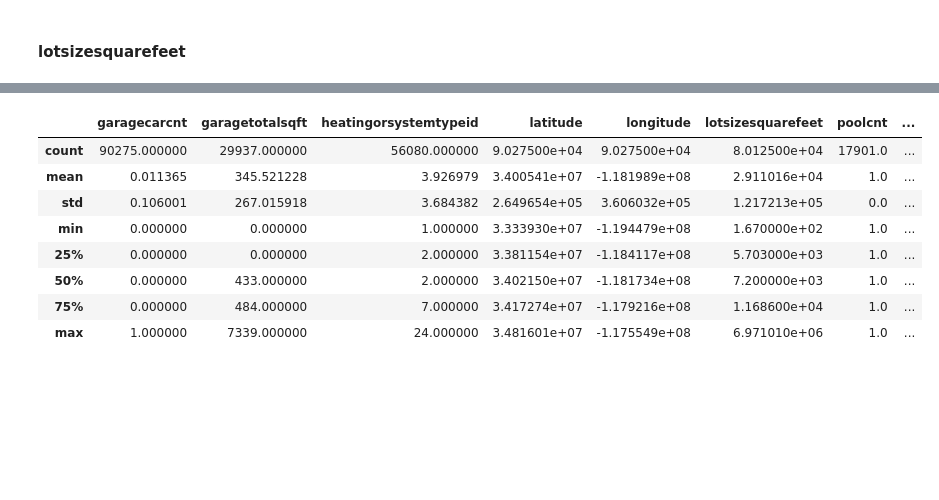
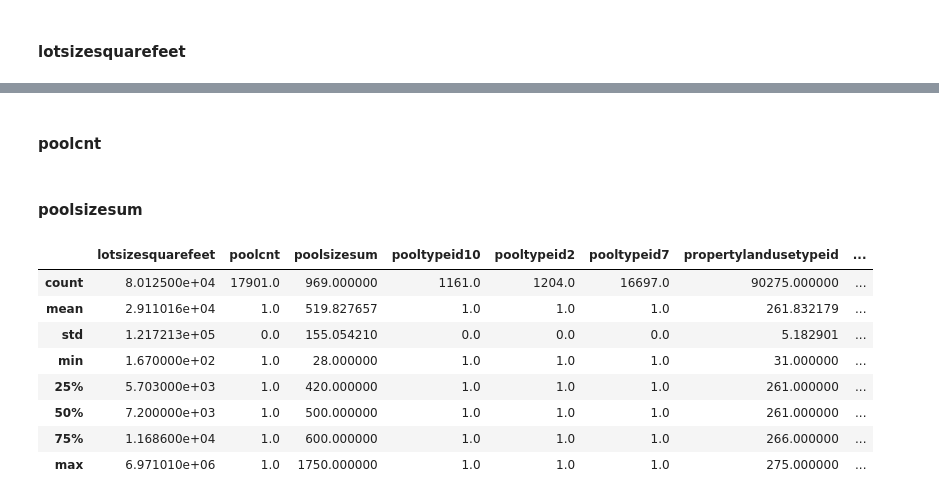
Before and after one commit to minus31/Zillow_Home_Value_Prediction, a Jupyter notebook: notebooks/EDA_properties.ipynb, the cells around one changed output, grey strips where cells are left out. Cells and saved outputs as stored; diff of their text form; code cells hidden in the pictures; blank space fills up the shorter version.

```diff
--- a/notebooks/EDA_properties.ipynb
+++ b/notebooks/EDA_properties.ipynb
@@ -550,0 +536,8 @@ Name: lotsizesquarefeet, Length: 90275, dtype: float64
+# %%
+print(data_dict["lotsizesquarefeet"])
+sns.distplot(df_16.lotsizesquarefeet.dropna())
+print(df_16.lotsizesquarefeet.max(),df_16.lotsizesquarefeet.min())  ## min max 차이가 크다.
+#df_16.lotsizesquarefeet.mode()이값으로 imputation
+
+df_16.lotsizesquarefeet.fillna(df_16.lotsizesquarefeet.mode(), inplace=True)
+numecols.append("lotsizesquarefeet")
@@ -551,15 +548,25 @@ Name: lotsizesquarefeet, Length: 90275, dtype: float64
+# %% [markdown]
+#### poolcnt
+# %%
+np.unique(df_16.poolcnt.dropna())
+
+# -> poolcnt 0, 1
+df_16.poolcnt.fillna(0, inplace=True)
+numecols.append("poolcnt")
+# %% [markdown]
+#### poolsizesum
 # %%
-df_16[df_16.columns[20:]].describe()
+df_16[df_16.columns[26:]].describe()
 # %% [output]
-|  | garagecarcnt | garagetotalsqft | heatingorsystemtypeid | latitude | longitude | lotsizesquarefeet | poolcnt | ... |
-| count | 90275.000000 | 29937.000000 | 56080.000000 | 9.027500e+04 | 9.027500e+04 | 8.012500e+04 | 17901.0 | ... |
-| mean | 0.011365 | 345.521228 | 3.926979 | 3.400541e+07 | -1.181989e+08 | 2.911016e+04 | 1.0 | ... |
-| std | 0.106001 | 267.015918 | 3.684382 | 2.649654e+05 | 3.606032e+05 | 1.217213e+05 | 0.0 | ... |
-| min | 0.000000 | 0.000000 | 1.000000 | 3.333930e+07 | -1.194479e+08 | 1.670000e+02 | 1.0 | ... |
-| 25% | 0.000000 | 0.000000 | 2.000000 | 3.381154e+07 | -1.184117e+08 | 5.703000e+03 | 1.0 | ... |
-| 50% | 0.000000 | 433.000000 | 2.000000 | 3.402150e+07 | -1.181734e+08 | 7.200000e+03 | 1.0 | ... |
-| 75% | 0.000000 | 484.000000 | 7.000000 | 3.417274e+07 | -1.179216e+08 | 1.168600e+04 | 1.0 | ... |
-| max | 1.000000 | 7339.000000 | 24.000000 | 3.481601e+07 | -1.175549e+08 | 6.971010e+06 | 1.0 | ... |
+|  | lotsizesquarefeet | poolcnt | poolsizesum | pooltypeid10 | pooltypeid2 | pooltypeid7 | propertylandusetypeid | ... |
+| count | 8.012500e+04 | 17901.0 | 969.000000 | 1161.0 | 1204.0 | 16697.0 | 90275.000000 | ... |
+| mean | 2.911016e+04 | 1.0 | 519.827657 | 1.0 | 1.0 | 1.0 | 261.832179 | ... |
+| std | 1.217213e+05 | 0.0 | 155.054210 | 0.0 | 0.0 | 0.0 | 5.182901 | ... |
+| min | 1.670000e+02 | 1.0 | 28.000000 | 1.0 | 1.0 | 1.0 | 31.000000 | ... |
+| 25% | 5.703000e+03 | 1.0 | 420.000000 | 1.0 | 1.0 | 1.0 | 261.000000 | ... |
+| 50% | 7.200000e+03 | 1.0 | 500.000000 | 1.0 | 1.0 | 1.0 | 261.000000 | ... |
+| 75% | 1.168600e+04 | 1.0 | 600.000000 | 1.0 | 1.0 | 1.0 | 266.000000 | ... |
+| max | 6.971010e+06 | 1.0 | 1750.000000 | 1.0 | 1.0 | 1.0 | 275.000000 | ... |
 # %%
 # categorical 로 도 시도 해 볼 컬럼들
 ["bathroomcnt", "bedroomcnt", "calculatedbathnbr", "fireplacecnt", "fullbathcnt"]
```
Also changed, not shown: parts of 5 cells of this notebook, 3 other files.
